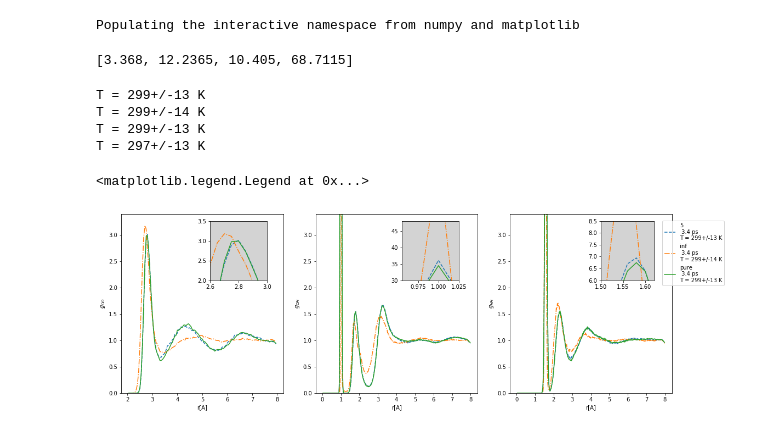
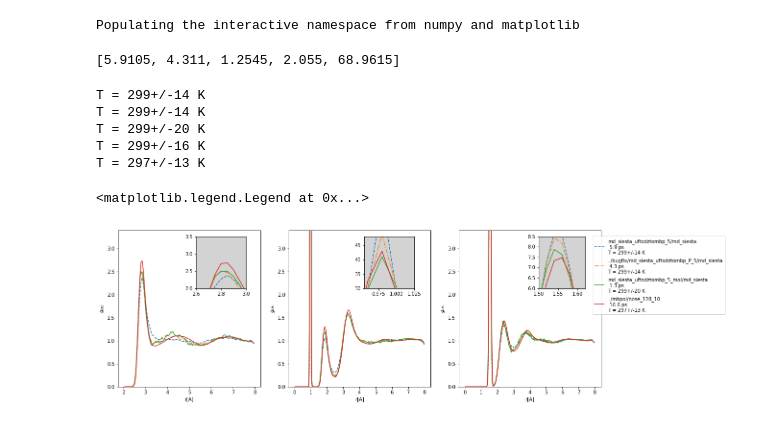
Before and after one commit to semodi/mlcf, a Jupyter notebook: analysis/rdfs.ipynb, the cells around one changed output. Drawn from its saved outputs; the diff is of its cells as text; code cells hidden in the pictures.

```diff
--- a/analysis/rdfs.ipynb
+++ b/analysis/rdfs.ipynb
@@ -60,21 +60,25 @@ basepath = '/gpfs/scratch/smdick/new/'
 # #          'md_siesta_uftombp_10/md_siesta',
 #          'md_siesta_uftombp_15/md_siesta',
 #          'md_siesta_uftombp_inf/md_siesta']
-# # #         '../mbpol/nose_128_10']
+# # # #         '../mbpol/nose_128_10']
 
-# paths = ['md_siesta_uftodztombp_5/md_siesta',
+paths = ['md_siesta_uftodztombp_5/md_siesta',
 #          'md_siesta_uftodztombp_10/md_siesta',
 #          '../md_siesta_atomic_mixer/md_siesta',
-#          'md_siesta_dztombp/md_siesta']
+         '../bugfix/md_siesta_uftodztombp_P_5/md_siesta',
+         'md_siesta_uftodztombp_5_mol/md_siesta',
+         'md_siesta_dztombp/md_siesta']
 # #         '../mbpol/nose_128_10']
 
-paths = ['md_siesta_uftodz_5/md_siesta',
-         'md_siesta_uftodz_inf/md_siesta',
-         '../mbpol/md_siesta_pure/md_siesta_10']
+# paths = ['md_siesta_uftodz_5/md_siesta',
+#          'md_siesta_uftodz_8/md_siesta',
+#          'md_siesta_uftodz_10/md_siesta',
+#          'md_siesta_uftodz_inf/md_siesta',
+#          '../mbpol/md_siesta_pure/md_siesta_10']
 # paths = ['../mbpol/nose_128_10']
 
-t_equib = 1000
-dt = 10
+t_equib = 500
+dt = 5
 # %%
 r_oh_list = []
 for p in paths:
@@ -99,7 +103,7 @@ for p in paths:
 # %%
 runtimes
 # %% [output]
-[3.368, 12.2365, 10.405, 68.7115]
+[5.9105, 4.311, 1.2545, 2.055, 68.9615]
 # %%
 logs = []
 for path in paths:
@@ -109,9 +113,10 @@ for path in paths:
 for log in logs:
     print('T = {:.0f}+/-{:.0f} K'.format(log['T[K]'].mean(), log['T[K]'].std()))
 # %% [output]
-T = 299+/-13 K
 T = 299+/-14 K
-T = 299+/-13 K
+T = 299+/-14 K
+T = 299+/-20 K
+T = 299+/-16 K
 T = 297+/-13 K
 # %%
 # labels = ['descriptor', 'mulliken', 'mulliken szp', 'szp uncorrected', 'dzp custom uncorrected', 'mbpol']
@@ -121,18 +126,19 @@ T = 297+/-13 K
 #           'mulliken (szp)', 'mulliken (szp), N = 10','dzp custom']
 # labels = ['N = 5', 'N = 5 (alt)', 'N = 5 (uncorrected)','N = 10','N = 15','N = 1']
 labels = ['N=3','N = 5', 'N = 8', 'N = 10','N = 15','to_mbpol','N = 1','MB-pol']
-labels = ['5','8','10','DFT']
-labels = ['UF -> MB-pol', 'RSD', 'RSD (atomic)', 'MB-pol']
-# labels = ['5','15','inf','MB-pol']
-labels = ['5','inf','pure','MB-pol']
+# labels = ['5','8','10','inf','DFT']
+# labels = ['UF -> MB-pol', 'RSD', 'RSD (atomic)', 'MB-pol']
+labels = ['5','15','inf','MB-pol']
+labels = paths + ['MB-pol']
+# labels = ['5','inf','pure','MB-pol']
 # labels = [l[:-len('/md_siesta')] for l in paths]
 # choice = ['descriptor', 'mulliken', 'mbpol', 'dzp custom uncorrected']
 # choice = ['mulliken szp', 'szp uncorrected', 'dzp custom uncorrected']
 # choice = ['descriptor (sz) 15', 'descriptor (sz) 10', 'descriptor (sz) 5', 'dzp custom']
 # choice = np.array(labels)[[-3,-2,-1]]
 # choice = np.array(labels)[[1,2,3,6]]
-choice =  ['5','inf','pure']
-# choice = labels
+# choice =  ['5','inf','pure']
+choice = np.array(labels)[[0,1,2,4]]
 styles = ['--','-.','-','-', '-','-','-','-','-','-','-','-']
 figure(figsize = (18,6))
 bins1 = np.arange(2,8,0.05)[1:]
@@ -147,43 +153,43 @@ insets = [[.25, .6, .08, .25], [.52, .6, .08, .25],[.8, .6, .075, .25]]
 # insets_ylims = [[2.7,3.1], [25,38], [6,7.25]]
 insets_xlims = [[2.6,3.0], [0.955,1.025], [1.5,1.62]]
 insets_ylims = [[2.0,3.5], [30,48], [6,8.5]]
-max_t = min([len(data) for data in r_oo_list])
+max_t = max([len(data) for data in r_oo_list])
 # max_t = 12000
 
 for i, [data,bins,div, t, inset, xl, yl] in enumerate(zip([r_oo_list, r_oh_list, r_hh_list],
                                         [bins1,bins2,bins2],
                                         [1,4,2],
                                         ['OO', 'OH', 'HH'],
                                          insets, insets_xlims, insets_ylims)):
 
     subplot(1,3,i+1)
 
     for r_oo, l, rt, s in zip(data, labels, runtimes, styles):
         if l in choice:
             plot(bins, (np.mean(r_oo[:max_t], axis = 0)/div), label = l +'\n {:.1f} ps'.format(rt), ls = s)
 
     ylim(0,3.4)
 #     xlim(1,8)
     xlabel('r[A]')
     ylabel('$g_{' + t + '}$' )
 #     legend()
     if i > -1:
         axes(inset, facecolor = 'lightgray')
     #     xticks([])
     #     yticks([])
         for r_oo, l, rt, s, log in zip(data, labels, runtimes, styles, logs):
             if l in choice:
                 plot(bins, np.mean(r_oo[:max_t], axis = 0)/div,
                      label = l +'\n {:.1f} ps'.format(min(len(r_oo)*dt/2000,(max_t * dt)/2000)) + '\nT = {:.0f}+/-{:.0f} K'.format(log['T[K]'].mean(), log['T[K]'].std()),
                      ls = s)
         xlim(*xl)
         ylim(*yl)
 legend(bbox_to_anchor=(1.1, 1.05))
-# savefig('../figs/rdfs_uftombpol.eps')
-# savefig('../figs/rdfs_uftombpol.pdf')
+# savefig('../figs/rdfs_uftodz.eps', bbox_inches = 'tight')
+# savefig('../figs/rdfs_uftodz.pdf', bbox_inches = 'tight')
 # %% [output]
 <matplotlib.legend.Legend at 0x...>
-[figure, old version]
+[figure, new version]
 # %%
 # pd.DataFrame(r_oo_list[0]).to_csv('/gpfs/scratch/smdick/new/mbpol_bins/r_oo.bins', index = None, header = None)
 # pd.DataFrame(r_oh_list[0]).to_csv('/gpfs/scratch/smdick/new/mbpol_bins/r_oh.bins', index = None, header = None)
```
Also changed, not shown: 4 other files.
